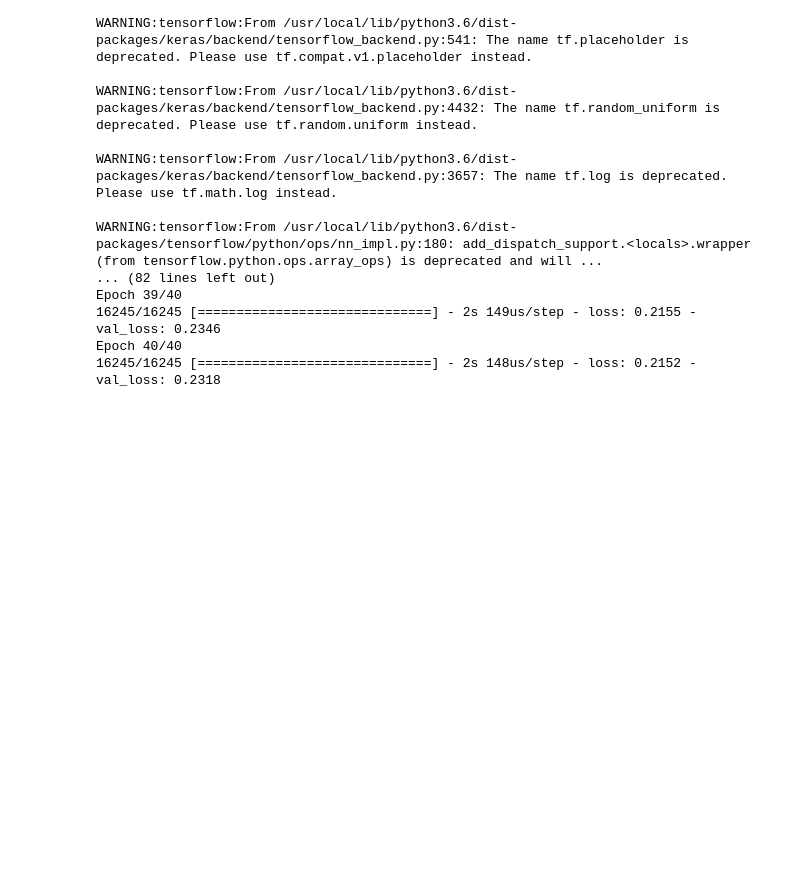
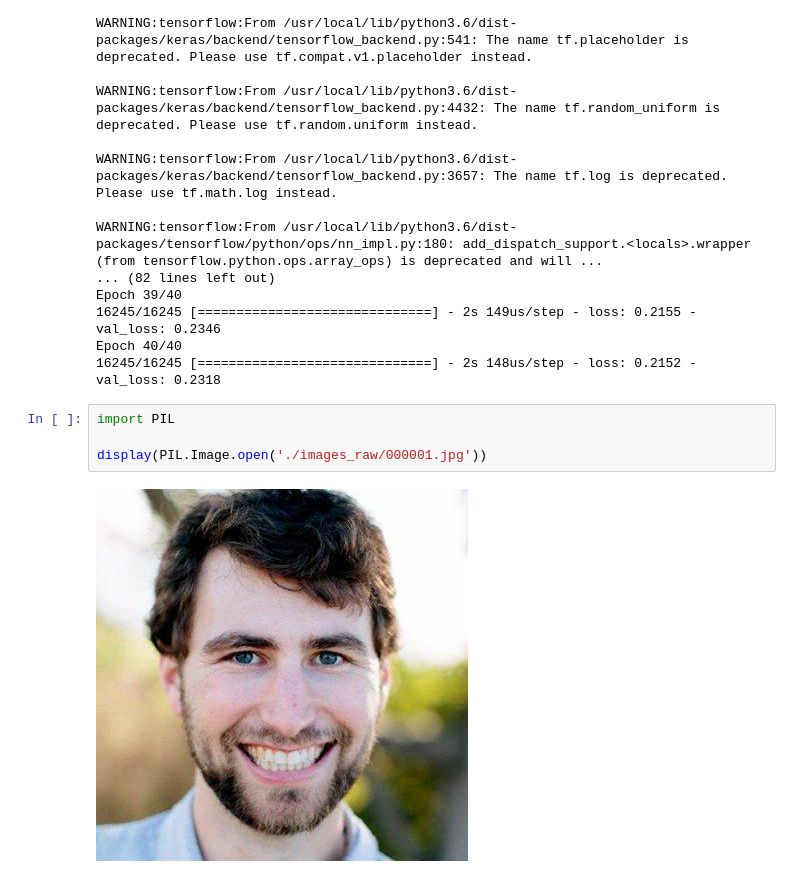
Before and after one commit to FangfeiLi05/Insight_Project, a Jupyter notebook: GitHub_go_through_2019.ipynb, the cells around one changed output. Drawn from its saved outputs; the diff is of its cells as text; blank space fills up the shorter version.

```diff
--- a/GitHub_go_through_2019.ipynb
+++ b/GitHub_go_through_2019.ipynb
@@ -93,3 +93,9 @@ Epoch 39/40
 16245/16245 [==============================] - 2s 149us/step - loss: 0.2155 - val_loss: 0.2346
 Epoch 40/40
 16245/16245 [==============================] - 2s 148us/step - loss: 0.2152 - val_loss: 0.2318
+# %%
+import PIL
+
+display(PIL.Image.open('./images_raw/000001.jpg'))
+# %% [output]
+[figure, added]
```
Also changed, not shown: parts of 8 cells of this notebook.
